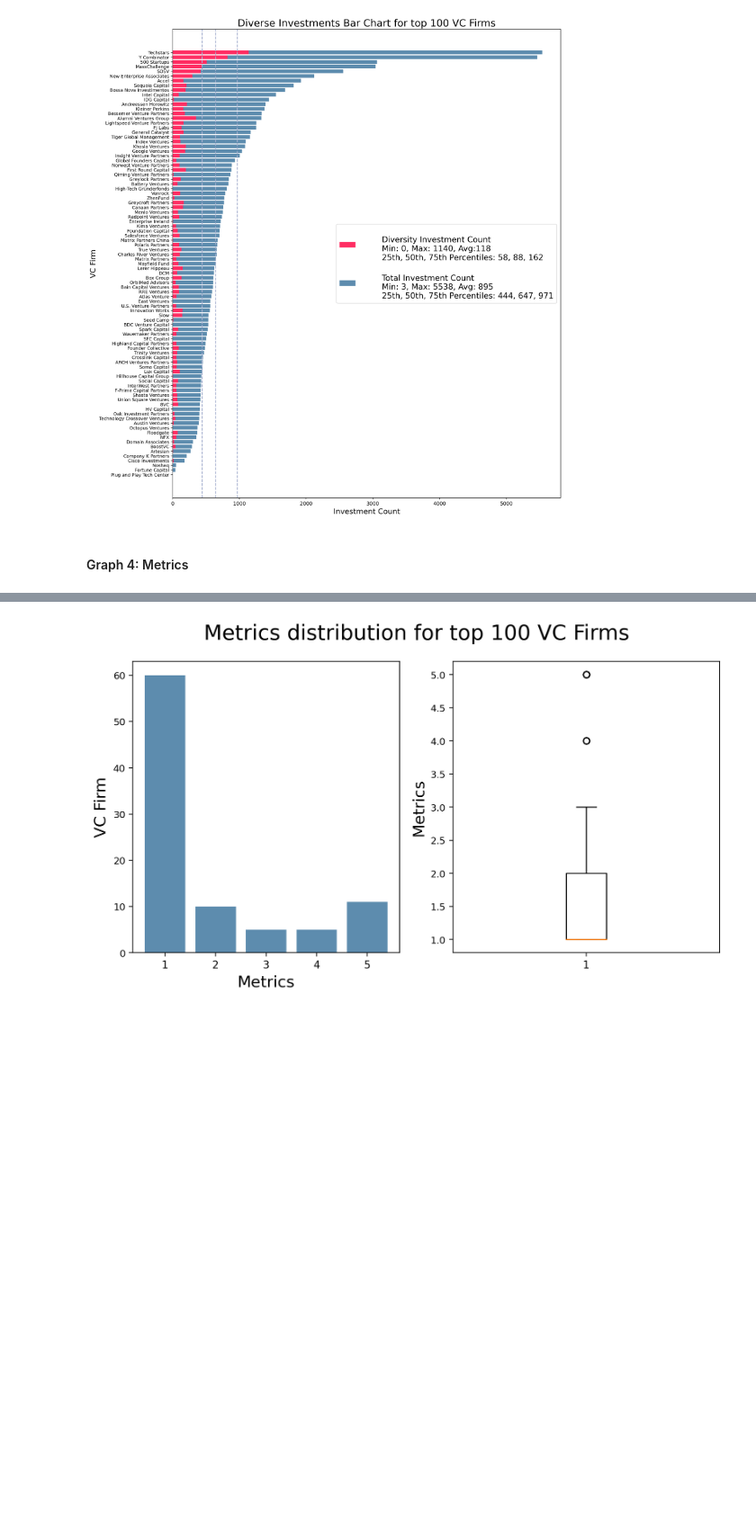
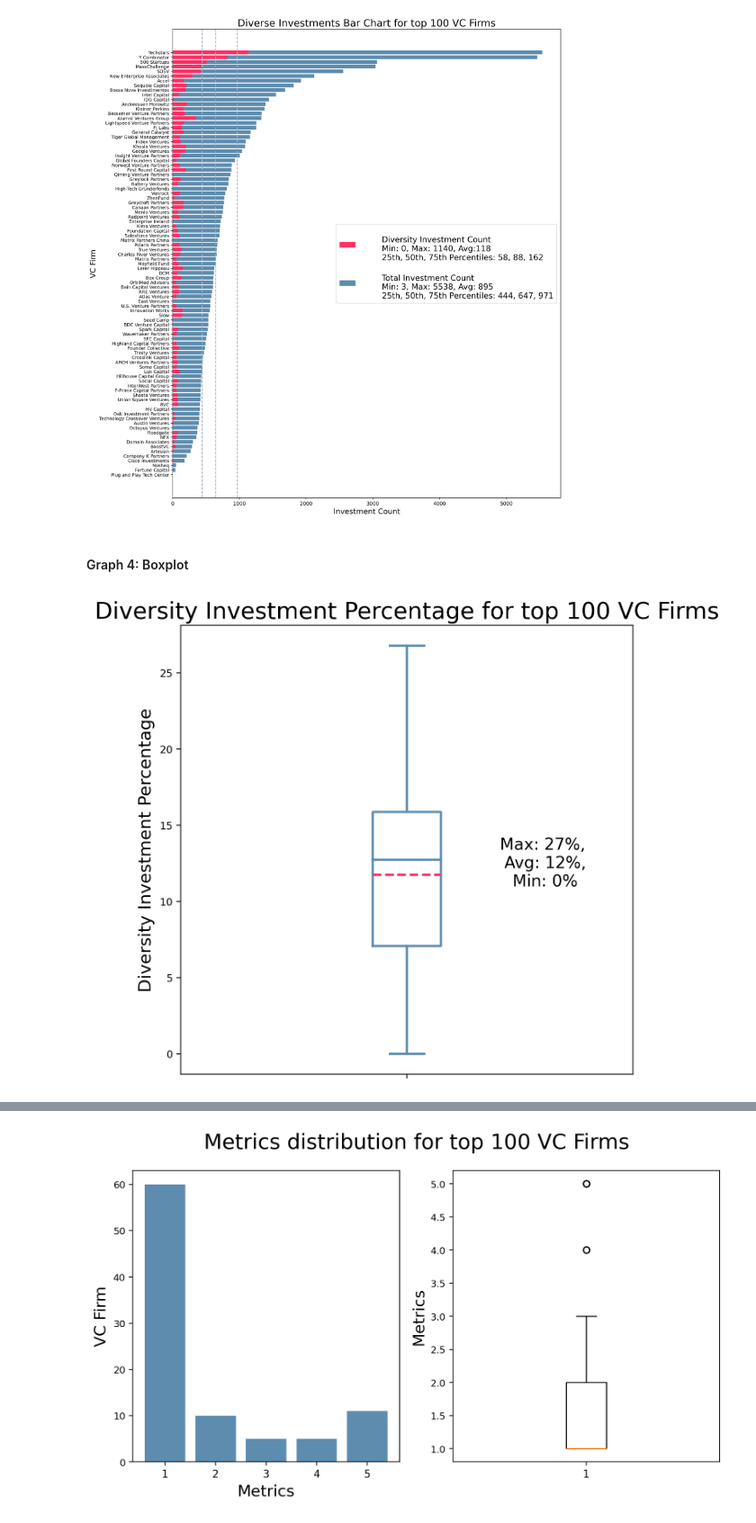
Before and after one commit to Yer1k/Diverse_Led_Funds, a Jupyter notebook: 10_code/Graphs.ipynb, the cells around one changed output, grey strips where cells are left out. Shown at 90% size. Cells and saved outputs as stored; diff of their text form; code cells hidden in the pictures; blank space fills up the shorter version.

Commit message:
boxplot added

```diff
--- a/10_code/Graphs.ipynb
+++ b/10_code/Graphs.ipynb
@@ -300,4 +300,33 @@ fig.savefig(
     bbox_inches="tight",
 )
 # %% [markdown]
-#### Graph 4: Metrics
+#### Graph 4: Boxplot
+# %%
+fig, ax = plt.subplots(figsize=(7, 7))
+
+ax.boxplot(
+    df_sorted_dip["DIP: Diversity Investment Percentage"]
+    .dropna()
+    .values.reshape(-1, 1),
+    vert=True,
+    showmeans=True,
+    meanline=True,
+    meanprops={"color": "#ff2e63", "linewidth": 2},
+    medianprops={"color": "#5D8CAE", "linewidth": 2},
+    whiskerprops={"color": "#5D8CAE", "linewidth": 2},
+    capprops={"color": "#5D8CAE", "linewidth": 2},
+    flierprops={"color": "#5D8CAE", "linewidth": 2},
+    boxprops={"color": "#5D8CAE", "linewidth": 2},
+)
+ax.set_title(
+    "Diversity Investment Percentage for top 100 VC Firms", fontsize=20
+)
+ax.set_ylabel("Diversity Investment Percentage", fontsize=15)
+ax.tick_params(axis="y", labelsize=9)
+ax.set_xticklabels([""], fontsize=15)
+ax.annotate(
+    f"Max: 27%,\n Avg: 12%,\n Min: 0%", xy=(1.3, 11), ha="center", fontsize=14
+)
+plt.show()
+# %% [output]
+[figure, added]
```
Also changed, not shown: parts of 4 cells of this notebook, 1 other file.
